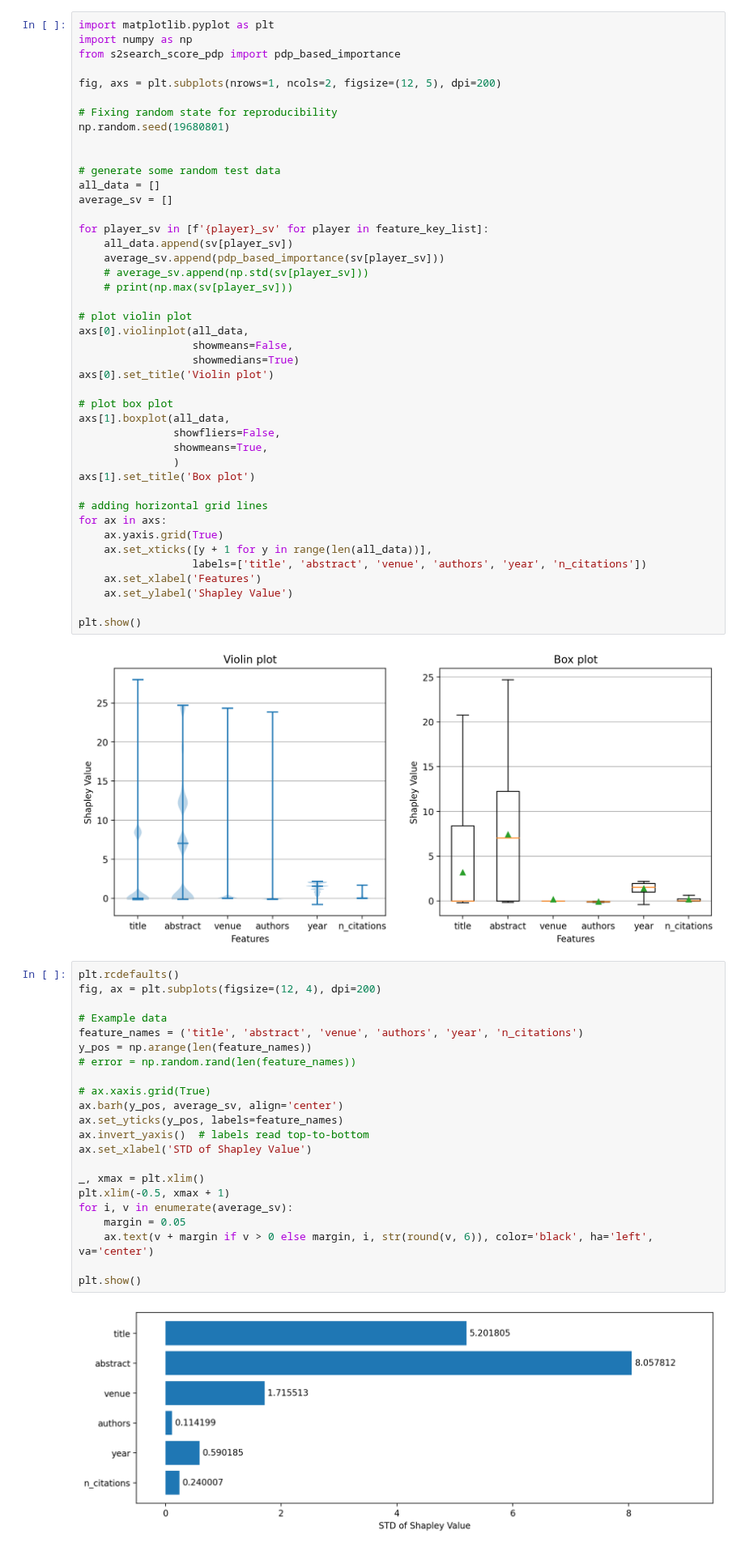
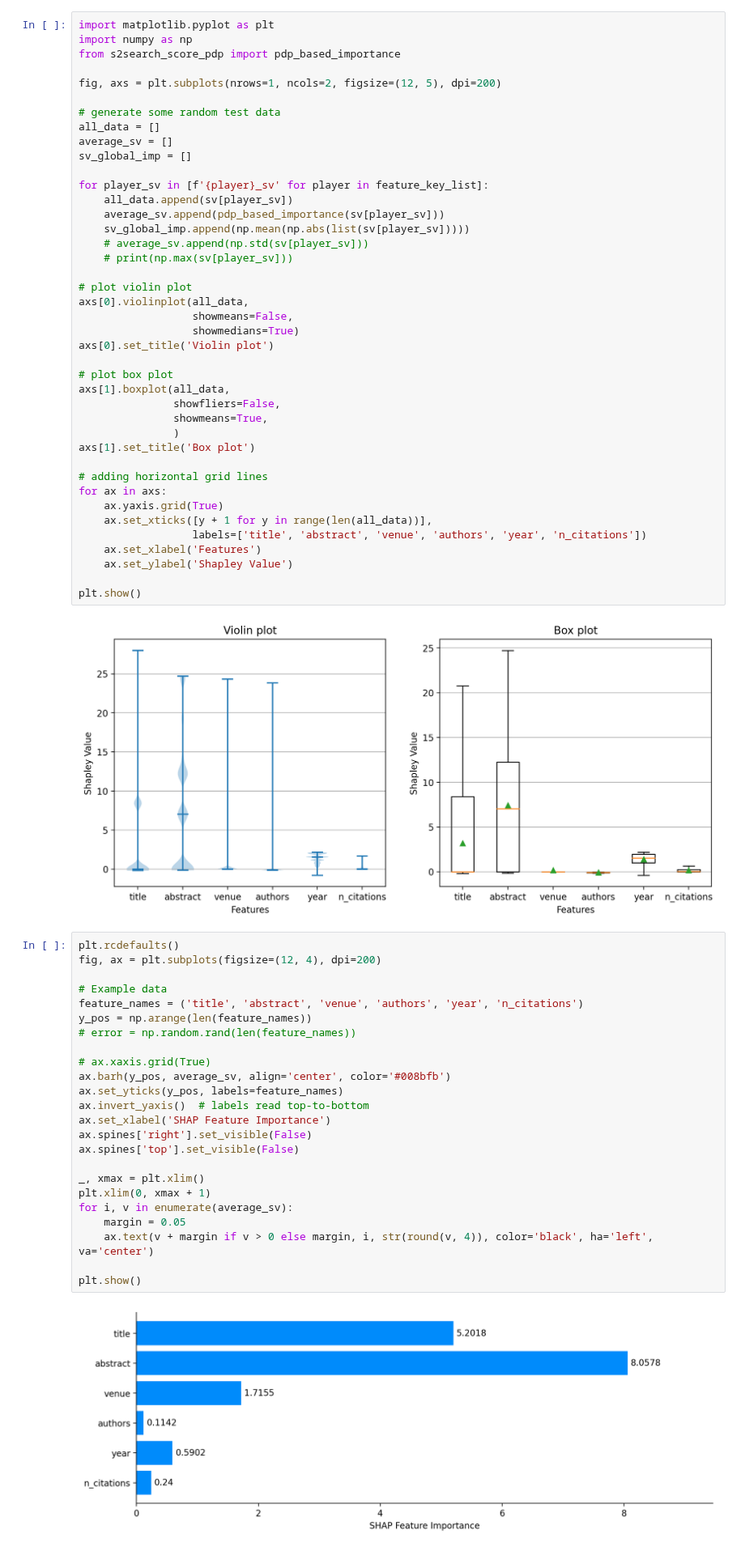
Before and after one commit to youyinnn/s2search, a Jupyter notebook: pipelining/exp5/shap2.ipynb, the cells around one changed output. Shown at 81% size. Cells and saved outputs as stored; diff of their text form.

```diff
--- a/pipelining/exp5/shap2.ipynb
+++ b/pipelining/exp5/shap2.ipynb
@@ -22,17 +22,15 @@ from s2search_score_pdp import pdp_based_importance
 
 fig, axs = plt.subplots(nrows=1, ncols=2, figsize=(12, 5), dpi=200)
 
-# Fixing random state for reproducibility
-np.random.seed(19680801)
-
-
 # generate some random test data
 all_data = []
 average_sv = []
+sv_global_imp = []
 
 for player_sv in [f'{player}_sv' for player in feature_key_list]:
     all_data.append(sv[player_sv])
     average_sv.append(pdp_based_importance(sv[player_sv]))
+    sv_global_imp.append(np.mean(np.abs(list(sv[player_sv]))))
     # average_sv.append(np.std(sv[player_sv]))
     # print(np.max(sv[player_sv]))
 
@@ -63,24 +61,26 @@ plt.show()
 # %%
 plt.rcdefaults()
 fig, ax = plt.subplots(figsize=(12, 4), dpi=200)
 
 # Example data
 feature_names = ('title', 'abstract', 'venue', 'authors', 'year', 'n_citations')
 y_pos = np.arange(len(feature_names))
 # error = np.random.rand(len(feature_names))
 
 # ax.xaxis.grid(True)
-ax.barh(y_pos, average_sv, align='center')
+ax.barh(y_pos, average_sv, align='center', color='#008bfb')
 ax.set_yticks(y_pos, labels=feature_names)
 ax.invert_yaxis()  # labels read top-to-bottom
-ax.set_xlabel('STD of Shapley Value')
+ax.set_xlabel('SHAP Feature Importance')
+ax.spines['right'].set_visible(False)
+ax.spines['top'].set_visible(False)
 
 _, xmax = plt.xlim()
-plt.xlim(-0.5, xmax + 1)
+plt.xlim(0, xmax + 1)
 for i, v in enumerate(average_sv):
     margin = 0.05
-    ax.text(v + margin if v > 0 else margin, i, str(round(v, 6)), color='black', ha='left', va='center')
+    ax.text(v + margin if v > 0 else margin, i, str(round(v, 4)), color='black', ha='left', va='center')
 
 plt.show()
 # %% [output]
-[figure, old version]
+[figure, new version]
```
Also changed, not shown: parts of 1 cell of this notebook, 5 other files.
